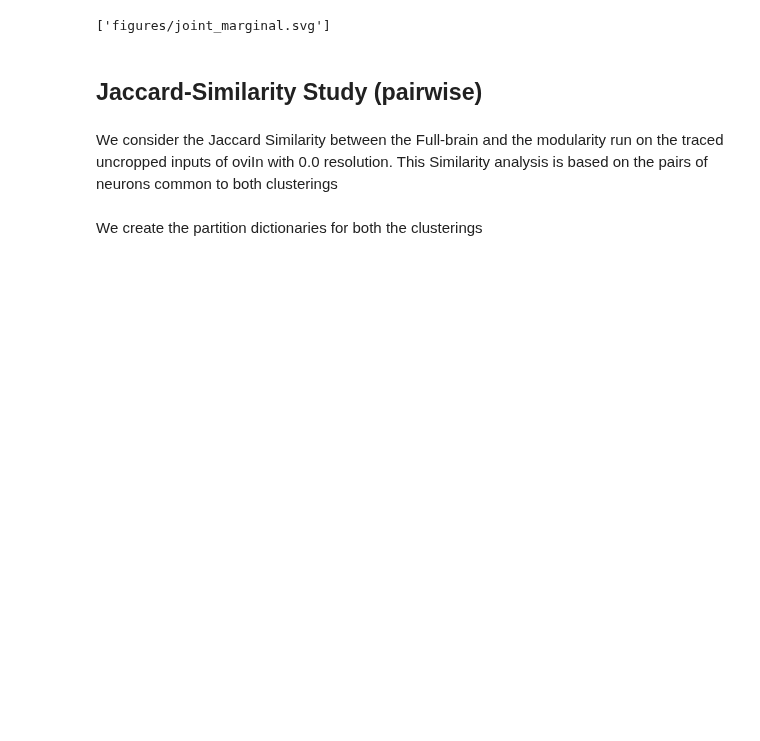
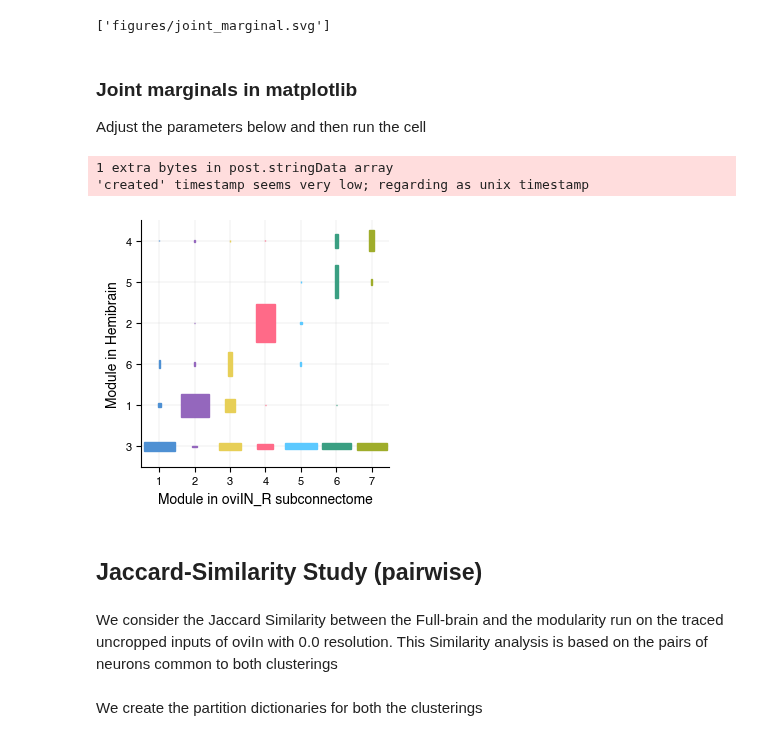
Before and after one commit to Gutierrez-lab/oviIN-inputs, a Jupyter notebook: comparisons_to_fullHB.ipynb, the cells around one changed output. Drawn from its saved outputs; the diff is of its cells as text; code cells hidden in the pictures; blank space fills up the shorter version.

```diff
--- a/comparisons_to_fullHB.ipynb
+++ b/comparisons_to_fullHB.ipynb
@@ -174,6 +192,47 @@ f.output_backend = "svg"
 export_svg(f, filename="figures/joint_marginal.svg")
 # %% [output]
 ['figures/joint_marginal.svg']
+# %% [markdown]
+### Joint marginals in matplotlib
+
+Adjust the parameters below and then run the cell
+# %%
+fig_width = 3
+fig_height = 3
+x_label = "Module in oviIN_R subconnectome"
+y_label = "Module in Hemibrain"
+grid_properties = dict(  # these will get passed to axvline and axhline as kwargs
+    color = "lightgray",
+    linewidth = 0.25,
+    zorder = 0  # render these below the rectangles
+)
+
+y_coord = {3: 1, 1: 2, 6: 3, 2: 4, 5:5, 4:6}
+jm["x_coord"] = jm["0.0_oviHB"]
+jm["y_coord"] = jm["0.0_wholeHB"].apply(lambda c: y_coord[c])
+jm["rgb_color"] = jm["0.0_oviHB"].apply(lambda c: rgb_dict[c])
+
+
+plt.figure(figsize=(fig_width, fig_height))
+for x in range(1, 8):
+    plt.axvline(x, **grid_properties)
+for y in range(1, 7):
+    plt.axhline(y, **grid_properties)
+for _, r in jm.iterrows():
+    w = r["0.0_oviHB_fraction"]
+    h = r["0.0_wholeHB_fraction"]
+    xy = [r["x_coord"] - w/2, r["y_coord"] - h/2]
+    plt.gca().add_patch(Rectangle(xy, w, h, color=r["rgb_color"]))
+plt.yticks(ticks=list(y_coord.values()), labels=list(y_coord.keys()))
+plt.xlim(0.5, 7.5)
+plt.ylim(0.5, 6.5)
+plt.xlabel(x_label)
+plt.ylabel(y_label)
+plt.savefig("figures/joint_marginal.pdf", bbox_inches="tight")
+# %% [output]
+1 extra bytes in post.stringData array
+'created' timestamp seems very low; regarding as unix timestamp
+[figure, added]
 # %% [markdown]
 ## Jaccard-Similarity Study (pairwise)
 # %% [markdown]
```
Also changed, not shown: parts of 4 cells of this notebook, 1 other file.
